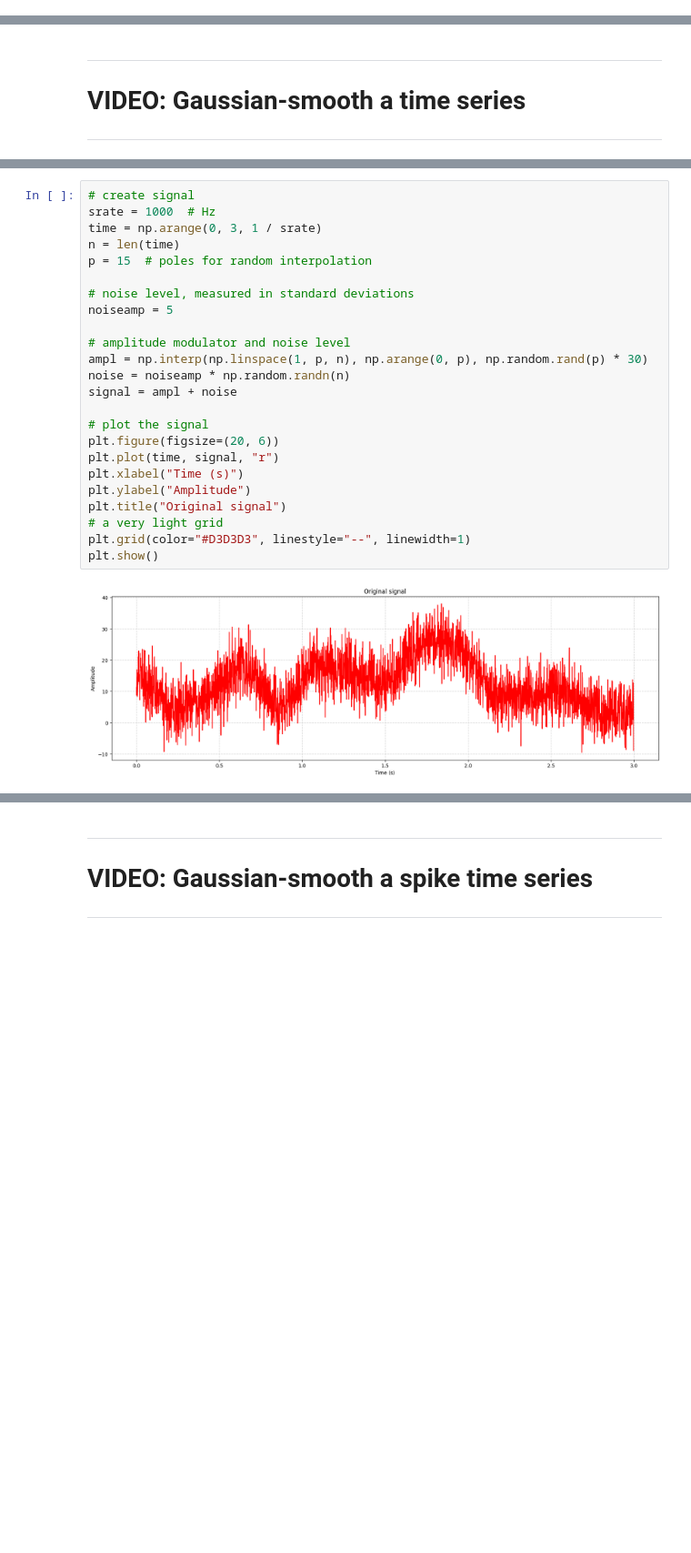
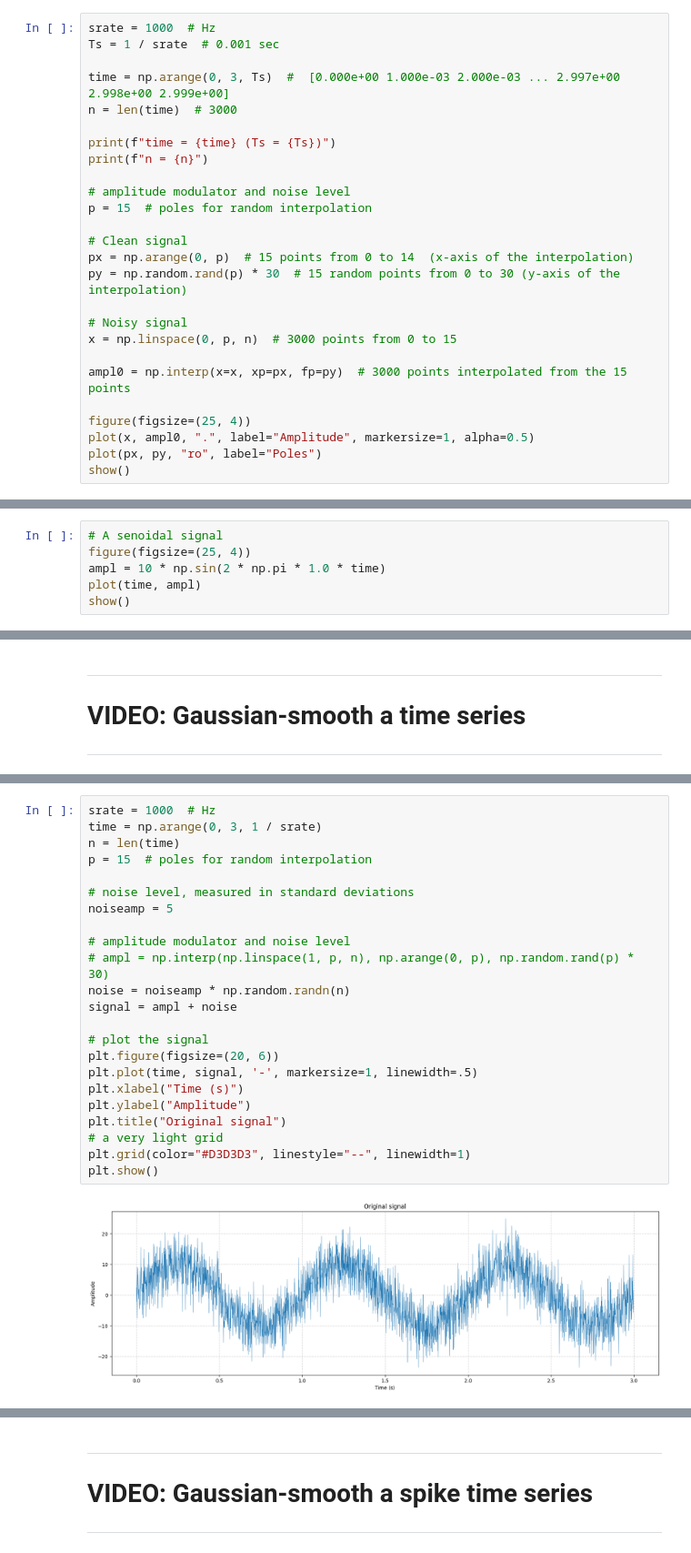
Before and after one commit to marzzelo/SignalProcessing, a Jupyter notebook: TimeSeriesDenoising/sigprocMXC_timeSeriesDenoising.ipynb, the cells around one changed output, grey strips where cells are left out. Shown at 91% size. Drawn from its saved outputs; the diff is of its cells as text; blank space fills up the shorter version.

```diff
--- a/TimeSeriesDenoising/sigprocMXC_timeSeriesDenoising.ipynb
+++ b/TimeSeriesDenoising/sigprocMXC_timeSeriesDenoising.ipynb
@@ -14,0 +17,26 @@ from rich import print
+# %%
+srate = 1000  # Hz
+Ts = 1 / srate  # 0.001 sec
+
+time = np.arange(0, 3, Ts)  #  [0.000e+00 1.000e-03 2.000e-03 ... 2.997e+00 2.998e+00 2.999e+00]
+n = len(time)  # 3000
+
+print(f"time = {time} (Ts = {Ts})")
+print(f"n = {n}")
+
+# amplitude modulator and noise level
+p = 15  # poles for random interpolation
+
+# Clean signal
+px = np.arange(0, p)  # 15 points from 0 to 14  (x-axis of the interpolation)
+py = np.random.rand(p) * 30  # 15 random points from 0 to 30 (y-axis of the interpolation)
+
+# Noisy signal
+x = np.linspace(0, p, n)  # 3000 points from 0 to 15
+
+ampl0 = np.interp(x=x, xp=px, fp=py)  # 3000 points interpolated from the 15 points
+
+figure(figsize=(25, 4))
+plot(x, ampl0, ".", label="Amplitude", markersize=1, alpha=0.5)
+plot(px, py, "ro", label="Poles")
+show()
@@ -14,0 +47,6 @@ from rich import print
+# %%
+# A senoidal signal
+figure(figsize=(25, 4))
+ampl = 10 * np.sin(2 * np.pi * 1.0 * time)
+plot(time, ampl)
+show()
@@ -143,26 +117,25 @@ windowsize = 41.0 ms
 # %%
-# create signal
 srate = 1000  # Hz
 time = np.arange(0, 3, 1 / srate)
 n = len(time)
 p = 15  # poles for random interpolation
 
 # noise level, measured in standard deviations
 noiseamp = 5
 
 # amplitude modulator and noise level
-ampl = np.interp(np.linspace(1, p, n), np.arange(0, p), np.random.rand(p) * 30)
+# ampl = np.interp(np.linspace(1, p, n), np.arange(0, p), np.random.rand(p) * 30)
 noise = noiseamp * np.random.randn(n)
 signal = ampl + noise
 
 # plot the signal
 plt.figure(figsize=(20, 6))
-plt.plot(time, signal, "r")
+plt.plot(time, signal, '-', markersize=1, linewidth=.5)
 plt.xlabel("Time (s)")
 plt.ylabel("Amplitude")
 plt.title("Original signal")
 # a very light grid
 plt.grid(color="#D3D3D3", linestyle="--", linewidth=1)
 plt.show()
 # %% [output]
-[figure, old version]
+[figure, new version]
```
Also changed, not shown: parts of 44 cells of this notebook, 3 other files.
